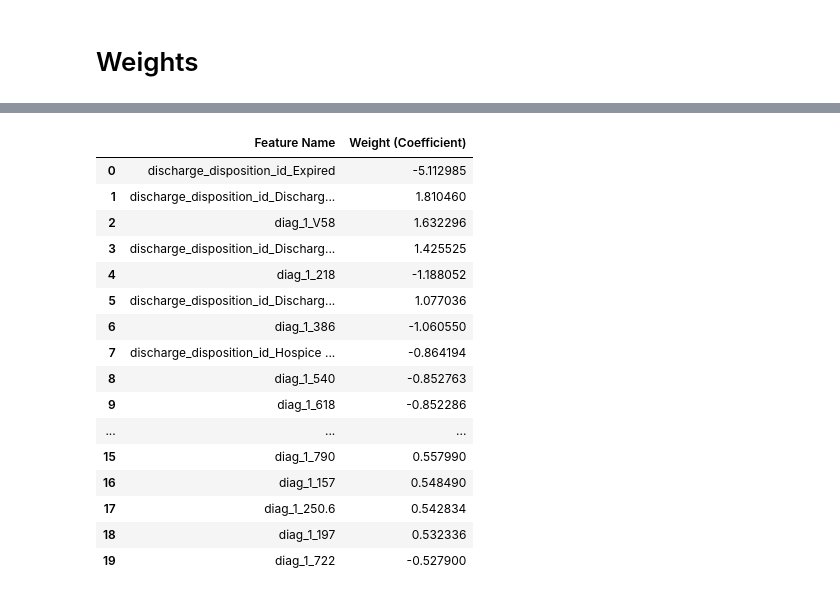
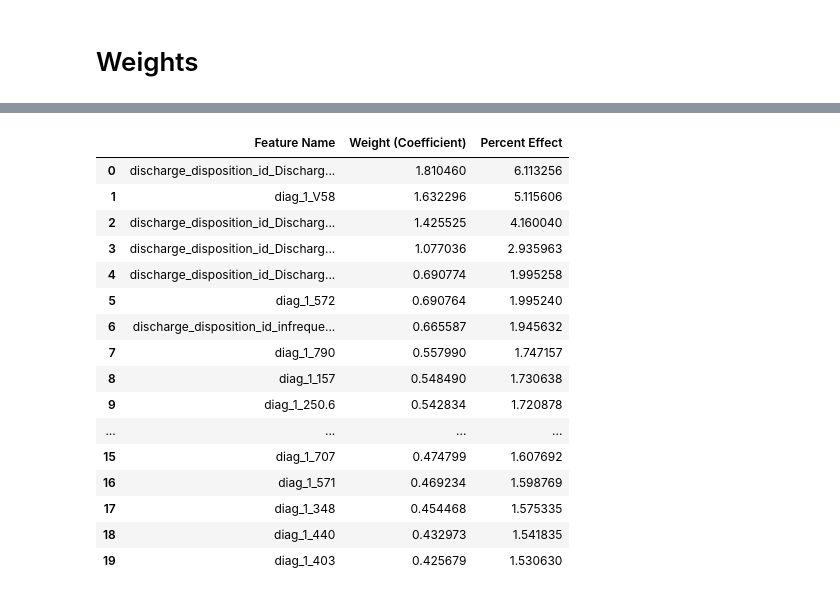
Before and after one commit to Erdos-Projects/fall-2026-hospital-readmission-for-diabetes, a Jupyter notebook: results/final/logistic_regression_light.ipynb, the cells around one changed output, grey strips where cells are left out. Drawn from its saved outputs; the diff is of its cells as text; code cells hidden in the pictures.

```diff
--- a/results/final/comparison.ipynb
+++ b/results/final/logistic_regression_light.ipynb
@@ -170,20 +180,20 @@ Model Intercept (Bias): 0.5466
-# %%
-weights_df.sort_values("Weight (Coefficient)", key=abs, ascending=False, ignore_index=True).head(20)
-# %% [output]
-|  | Feature Name | Weight (Coefficient) |
-| 0 | discharge_disposition_id_Expired | -5.112985 |
-| 1 | discharge_disposition_id_Discharg... | 1.810460 |
-| 2 | diag_1_V58 | 1.632296 |
-| 3 | discharge_disposition_id_Discharg... | 1.425525 |
-| 4 | diag_1_218 | -1.188052 |
-| 5 | discharge_disposition_id_Discharg... | 1.077036 |
-| 6 | diag_1_386 | -1.060550 |
-| 7 | discharge_disposition_id_Hospice ... | -0.864194 |
-| 8 | diag_1_540 | -0.852763 |
-| 9 | diag_1_618 | -0.852286 |
-| ... | ... | ... |
-| 15 | diag_1_790 | 0.557990 |
-| 16 | diag_1_157 | 0.548490 |
-| 17 | diag_1_250.6 | 0.542834 |
-| 18 | diag_1_197 | 0.532336 |
-| 19 | diag_1_722 | -0.527900 |
+# %%
+weights_df.head(20)
+# %% [output]
+|  | Feature Name | Weight (Coefficient) | Percent Effect |
+| 0 | discharge_disposition_id_Discharg... | 1.810460 | 6.113256 |
+| 1 | diag_1_V58 | 1.632296 | 5.115606 |
+| 2 | discharge_disposition_id_Discharg... | 1.425525 | 4.160040 |
+| 3 | discharge_disposition_id_Discharg... | 1.077036 | 2.935963 |
+| 4 | discharge_disposition_id_Discharg... | 0.690774 | 1.995258 |
+| 5 | diag_1_572 | 0.690764 | 1.995240 |
+| 6 | discharge_disposition_id_infreque... | 0.665587 | 1.945632 |
+| 7 | diag_1_790 | 0.557990 | 1.747157 |
+| 8 | diag_1_157 | 0.548490 | 1.730638 |
+| 9 | diag_1_250.6 | 0.542834 | 1.720878 |
+| ... | ... | ... | ... |
+| 15 | diag_1_707 | 0.474799 | 1.607692 |
+| 16 | diag_1_571 | 0.469234 | 1.598769 |
+| 17 | diag_1_348 | 0.454468 | 1.575335 |
+| 18 | diag_1_440 | 0.432973 | 1.541835 |
+| 19 | diag_1_403 | 0.425679 | 1.530630 |
```
Also changed, not shown: parts of 7 cells of this notebook, 23 other files.
